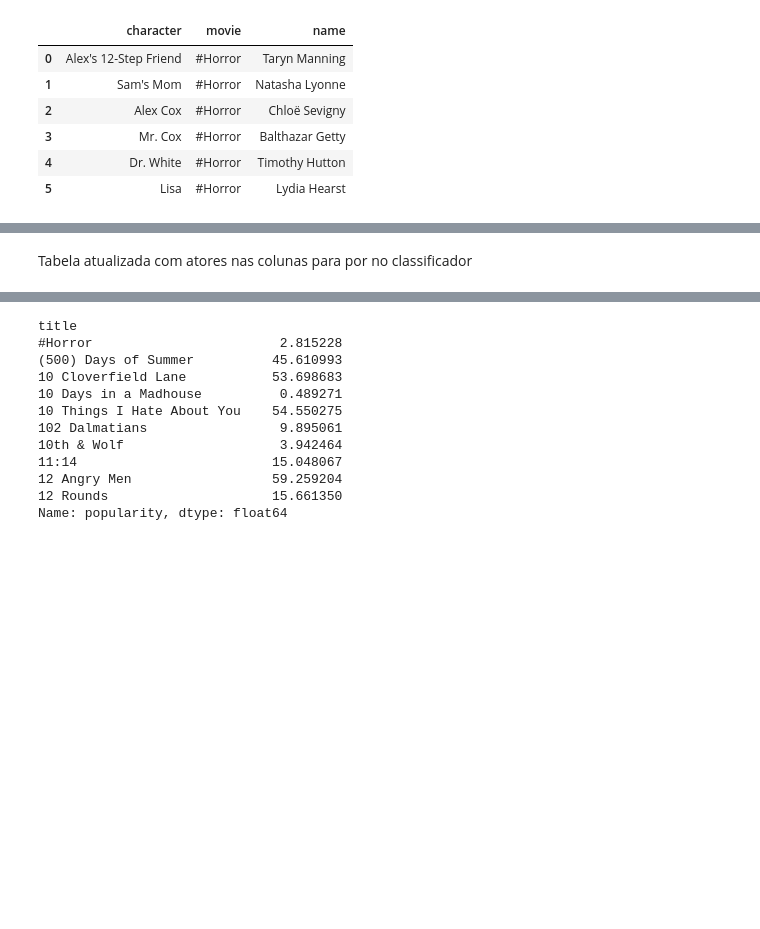
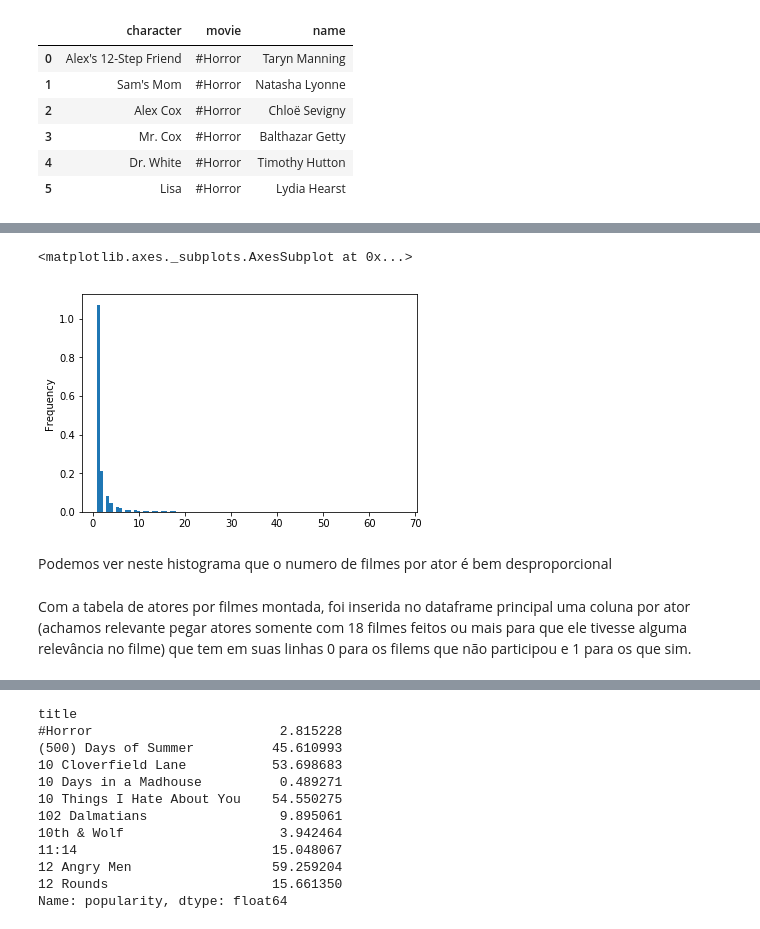
Before and after one commit to GLeviosa/Projeto_3_CD, a Jupyter notebook: Projeto 3.ipynb, the cells around one changed output, grey strips where cells are left out. Saved outputs shown, nothing was run; the diff lists cells and outputs as text; code cells hidden in the pictures; blank space fills up the shorter version.

```diff
--- a/Projeto 3.ipynb
+++ b/Projeto 3.ipynb
@@ -112,7 +101,14 @@ Name: name, Length: 400, dtype: int64
+# %%
+x.plot.hist(density=True, bins=100)
+# %% [output]
+<matplotlib.axes._subplots.AxesSubplot at 0x...>
+[figure, added]
+# %% [markdown]
+Podemos ver neste histograma que o numero de filmes por ator é bem desproporcional
+# %% [markdown]
+Com a tabela de atores por filmes montada, foi inserida no dataframe principal uma coluna por ator (achamos relevante pegar atores somente com 18 filmes feitos ou mais para que ele tivesse alguma relevância no filme) que tem em suas linhas 0 para os filems que não participou e 1 para os que sim.
 # %%
 atores = list(dados.name.value_counts().head(a).index)
-# %% [markdown]
-Tabela atualizada com atores nas colunas para por no classificador
 # %%
 for i in atores:
     df[i] = 0
```
Also changed, not shown: parts of 21 cells of this notebook, 3 other files.
